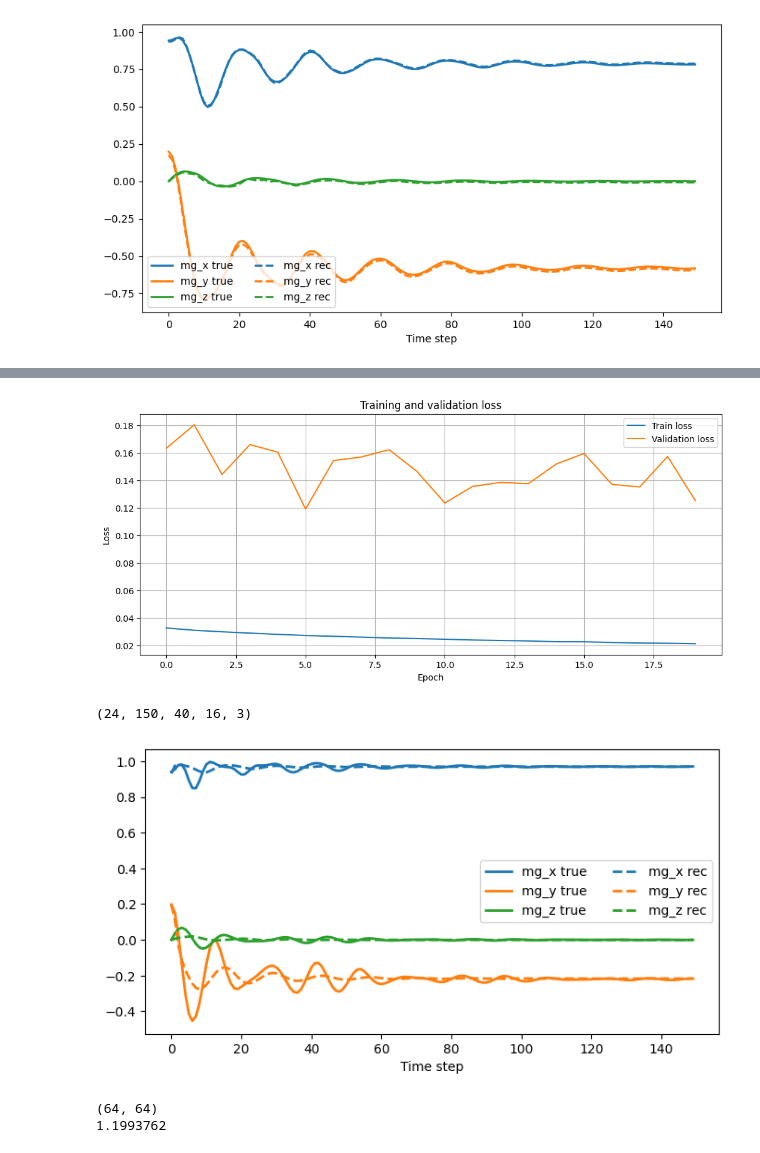
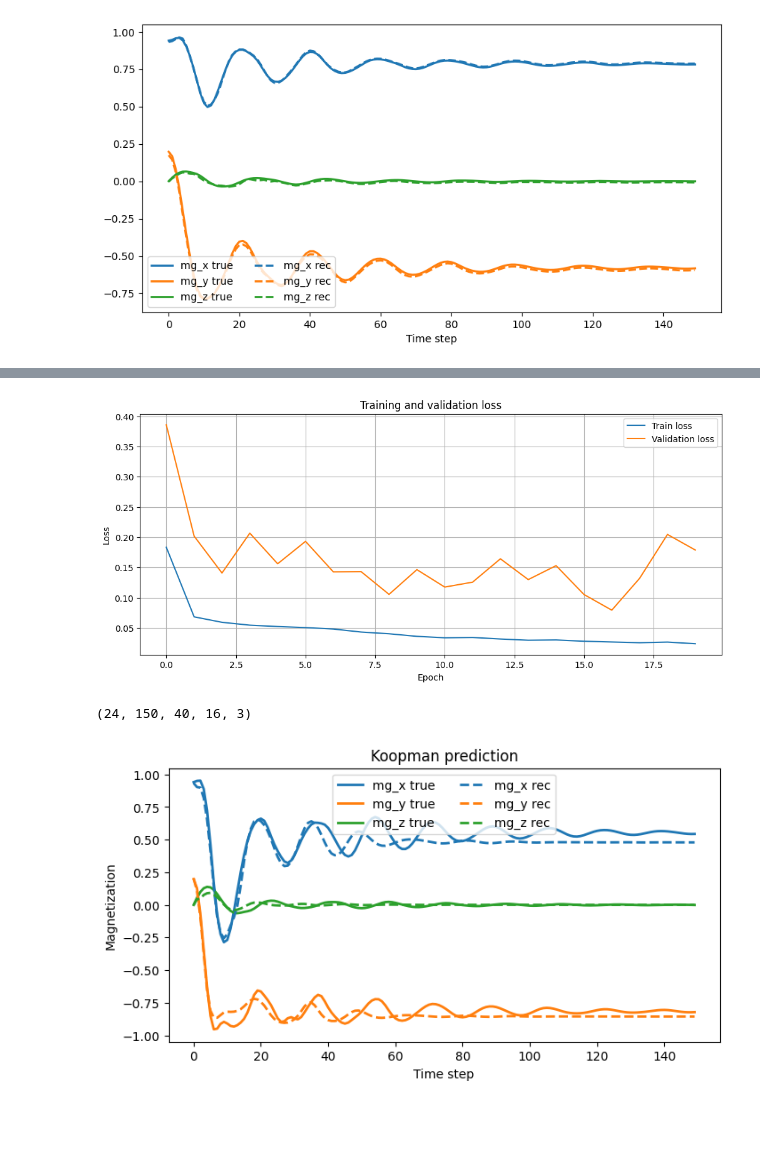
Before and after one commit to cmt-dtu-energy/koopman-magnetics, a Jupyter notebook: nbs/KoopmanAECNN_debug.ipynb, the cells around one changed output, grey strips where cells are left out. Cells and saved outputs as stored; diff of their text form; code cells hidden in the pictures; blank space fills up the shorter version.

```diff
--- a/nbs/KoopmanAECNN_debug.ipynb
+++ b/nbs/KoopmanAECNN_debug.ipynb
@@ -524,7 +524,7 @@ koopman = DeepKoopman(
     lam=5.
     ).to(device)
 # %%
-PRETRAIN_AE = True
+PRETRAIN_AE = False
 if PRETRAIN_AE:
     koopman.autoencoder.load_state_dict(torch.load(datapath / "ae_weights.pth", weights_only=True))
 
@@ -544,5 +544,5 @@ torch.Size([20, 51, 16, 3, 40])
 # %%
-optimizer = optim.Adam(koopman.parameters(), lr=5e-5)
+optimizer = optim.Adam(koopman.parameters(), lr=5e-4)
 
 epochs = 20
 valid_every = 1
@@ -620,7 +620,7 @@ ax.legend()
 ax.grid()
 plt.show()
 # %% [output]
-[figure, old version]
+[figure, new version]
 # %%
 koopman.load_state_dict(torch.load(datapath / "koopman_weights.pth", weights_only=True))
 koopman = koopman.to(device)
@@ -638,21 +638,13 @@ Ypreds.shape
 # %% [output]
 (24, 150, 40, 16, 3)
 # %%
-field_idx = 3
+field_idx = 5
 
 fig, ax = plt.subplots(figsize=(8, 4))
 
 plot_avg(DATA[test_indices[field_idx]], ax, linestyle="-", annot="true")
 plot_avg(Ypreds[field_idx], ax, linestyle="--", annot="rec")
-ax.set_xlabel("Time step")
+ax.set(xlabel="Time step", ylabel="Magnetization", title="Koopman prediction")
 plt.show()
 # %% [output]
-[figure, old version]
+[figure, new version]
-# %%
-A_mat = koopman.A.weight.data.detach().cpu().numpy()
-print(A_mat.shape)
-
-print(np.linalg.norm(A_mat, ord=2))
-# %% [output]
-(64, 64)
-1.1993762
```
Also changed, not shown: parts of 6 cells of this notebook, 4 other files.
